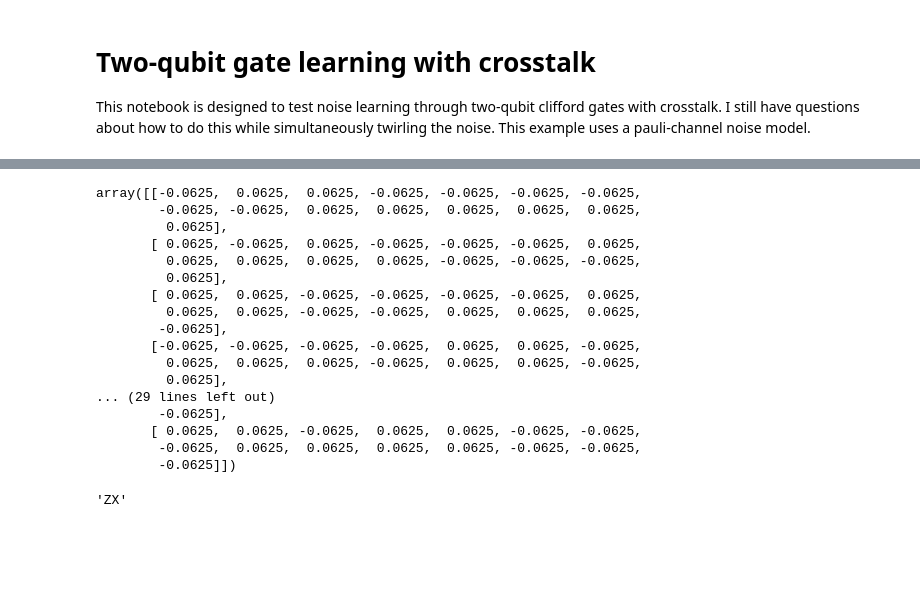
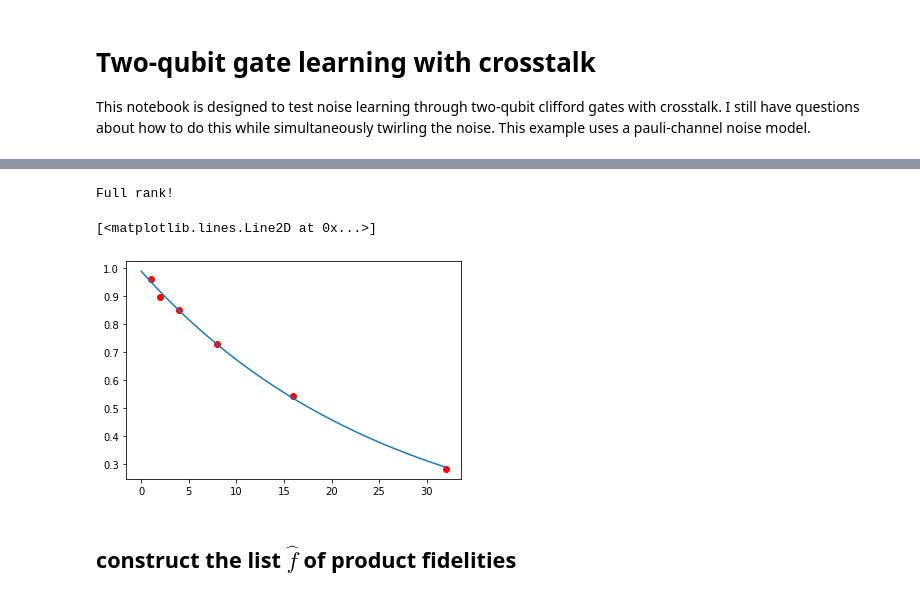
Before and after one commit to benmcdonough20/NEPEC_on_Hardware, a Jupyter notebook: two_qubit_PEC/two_qubit_gate_learning.ipynb, the cells around one changed output, grey strips where cells are left out. Cells and saved outputs as stored; diff of their text form; code cells hidden in the pictures; blank space fills up the shorter version.

```diff
--- a/two_qubit_PEC/two_qubit_gate_learning.ipynb
+++ b/two_qubit_PEC/two_qubit_gate_learning.ipynb
@@ -255,7 +102,13 @@ list(zip(pauli_group, p_group_permuted))
  ('ZY', 'YX'),
  ('ZZ', 'ZI')]
 # %%
-reduced_p_group = pauli_group
-for i,(p,r) in enumerate(zip(pauli_group, p_group_permuted)):
-    if 'I' in p or 'I' in r:
-        reduced_p_group[i] = r
+p2 = p_group_permuted.copy()
+paulis_to_fix = []
+for i,(s1,s2) in enumerate(zip(p1, p_group_permuted)):
+    if 'I' in s1 and not 'I' in s2:
+            p2[i] = "II"
+    else if 'I' in s1 and 'I' in s2:
+        p1[i] = s1 #the problem children
+        paulis_to_fix.append(s1)
+
+print(list(zip(p1, p2)))
@@ -283,24 +124,16 @@ M2 = [[s_prod(a,b) for a in reduced_p_group] for b in pauli_group]
 # %%
-np.linalg.inv(np.add(M1,M2))
+try:
+    np.linalg.inv(np.add(M1,M2))
+    print("Full rank!")
+except:
+    print("Singular matrix")
 # %% [output]
-array([[-0.0625,  0.0625,  0.0625, -0.0625, -0.0625, -0.0625, -0.0625,
-        -0.0625, -0.0625,  0.0625,  0.0625,  0.0625,  0.0625,  0.0625,
-         0.0625],
-       [ 0.0625, -0.0625,  0.0625, -0.0625, -0.0625, -0.0625,  0.0625,
-         0.0625,  0.0625,  0.0625,  0.0625, -0.0625, -0.0625, -0.0625,
-         0.0625],
-       [ 0.0625,  0.0625, -0.0625, -0.0625, -0.0625, -0.0625,  0.0625,
-         0.0625,  0.0625, -0.0625, -0.0625,  0.0625,  0.0625,  0.0625,
-        -0.0625],
-       [-0.0625, -0.0625, -0.0625, -0.0625,  0.0625,  0.0625, -0.0625,
-         0.0625,  0.0625,  0.0625, -0.0625,  0.0625,  0.0625, -0.0625,
-         0.0625],
-... (29 lines left out)
-        -0.0625],
-       [ 0.0625,  0.0625, -0.0625,  0.0625,  0.0625, -0.0625, -0.0625,
-        -0.0625,  0.0625,  0.0625,  0.0625,  0.0625, -0.0625, -0.0625,
-        -0.0625]])
+Full rank!
-# %%
-get_name(conjugate(Pauli('YY').to_matrix(), Operator(np.kron(H.compose(S.adjoint()),S.adjoint()))))
-# %% [output]
-'ZX'
+# %%
+p = .01
+onequbit_error = depolarizing_error(p, 1)
+twoqubit_error = depolarizing_error(p, 2)
+noise_model = NoiseModel()
+noise_model.add_all_qubit_quantum_error(onequbit_error, ['id','x','y','z'])
+noise_model.add_all_qubit_quantum_error(twoqubit_error, ['cx','cz'])
+SHOTS = 1000
@@ -306,0 +171,23 @@ get_name(conjugate(Pauli('YY').to_matrix(), Operator(np.kron(H.compose(S.adjoint
+# %%
+pauli_group = ["".join(s) for s in product("IXYZ", repeat = 2)][1:]
+lengths = [1,2,4,8,16,32]
+pauli_fidelities = {p:[0]*len(lengths) for p in pauli_group}
+for s in product("XYZ", repeat = 2):
+    p = "".join(s)
+    for i,l in enumerate(lengths):
+        qc = measure_circuit(p, l)
+        pauli_fidelities[p][i] += get_expectation(qc, p)
+        pauli_fidelities[p[0]+"I"][i] += get_expectation(qc, p[0]+"I")/3
+        pauli_fidelities["I"+p[1]][i] += get_expectation(qc,"I"+p[1])/3
+# %%
+pauli = "IY"
+plt.plot(lengths, pauli_fidelities[pauli], 'ro')
+expfit = lambda x,a,b: np.exp(-b*x)*a
+popt, pcov = curve_fit(expfit, lengths, pauli_fidelities[pauli])
+xrange = np.linspace(0, np.max(lengths), 100)
+plt.plot(xrange, [expfit(x, popt[0], popt[1]) for x in xrange])
+# %% [output]
+[<matplotlib.lines.Line2D at 0x...>]
+[figure, new version]
+# %% [markdown]
+## construct the list $\hat f$ of product fidelities
```
Also changed, not shown: parts of 21 cells of this notebook, 19 other files.
